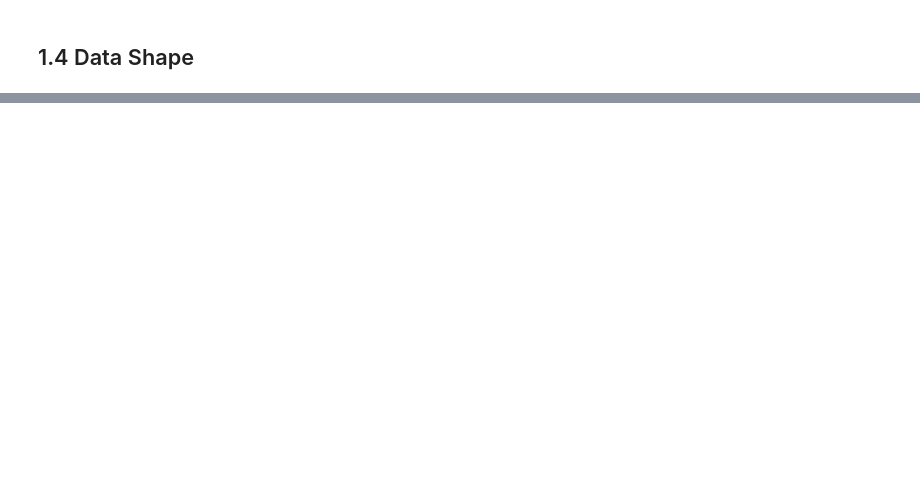
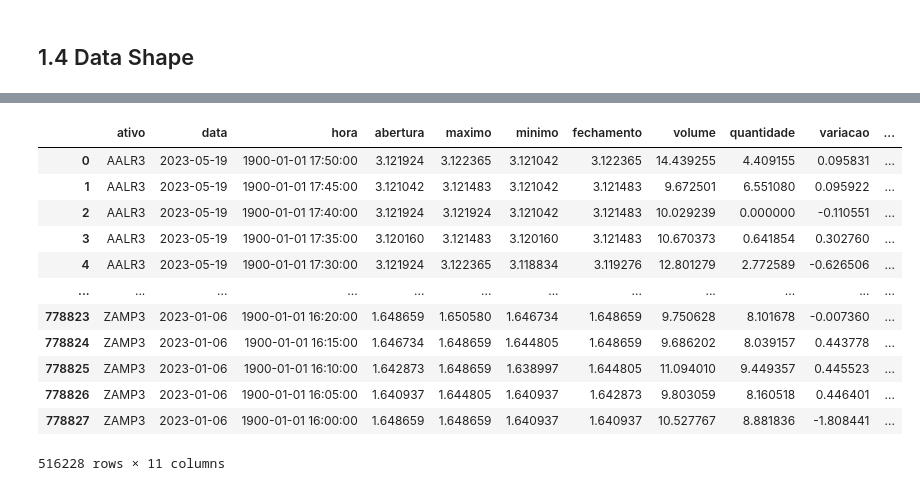
Before and after one commit to EDJR94/leilao_fechamento, a Jupyter notebook: notebook/v01_leilao_fechamento.ipynb, the cells around one changed output, grey strips where cells are left out. Cells and saved outputs as stored; diff of their text form; code cells hidden in the pictures; blank space fills up the shorter version.

```diff
--- a/notebook/v01_leilao_fechamento.ipynb
+++ b/notebook/v01_leilao_fechamento.ipynb
@@ -139,0 +298,30 @@ df1.shape
+# %%
+df4 = df3.copy()
+# %%
+ss = StandardScaler()
+
+#Poisson -> abertura, maximo, minimo fechamento Usar
+df4['abertura'] = np.log(df4['abertura'])
+df4['maximo'] = np.log(df4['maximo'])
+df4['minimo'] = np.log(df4['minimo'])
+df4['fechamento'] = np.log(df4['fechamento'])
+df4['volume'] = np.log(df4['volume'])
+df4['quantidade'] = np.log(df4['quantidade'])
+df4['variacao'] = ss.fit_transform(df4['variacao'].values.reshape(-1,1))
+df4['variacao_win'] = ss.fit_transform(df4['variacao_win'].values.reshape(-1,1))
+# %%
+df4
+# %% [output]
+|  | ativo | data | hora | abertura | maximo | minimo | fechamento | volume | quantidade | variacao | ... |
+| 0 | AALR3 | 2023-05-19 | 1900-01-01 17:50:00 | 3.121924 | 3.122365 | 3.121042 | 3.122365 | 14.439255 | 4.409155 | 0.095831 | ... |
+| 1 | AALR3 | 2023-05-19 | 1900-01-01 17:45:00 | 3.121042 | 3.121483 | 3.121042 | 3.121483 | 9.672501 | 6.551080 | 0.095922 | ... |
+| 2 | AALR3 | 2023-05-19 | 1900-01-01 17:40:00 | 3.121924 | 3.121924 | 3.121042 | 3.121483 | 10.029239 | 0.000000 | -0.110551 | ... |
+| 3 | AALR3 | 2023-05-19 | 1900-01-01 17:35:00 | 3.120160 | 3.121483 | 3.120160 | 3.121483 | 10.670373 | 0.641854 | 0.302760 | ... |
+| 4 | AALR3 | 2023-05-19 | 1900-01-01 17:30:00 | 3.121924 | 3.122365 | 3.118834 | 3.119276 | 12.801279 | 2.772589 | -0.626506 | ... |
+| ... | ... | ... | ... | ... | ... | ... | ... | ... | ... | ... | ... |
+| 778823 | ZAMP3 | 2023-01-06 | 1900-01-01 16:20:00 | 1.648659 | 1.650580 | 1.646734 | 1.648659 | 9.750628 | 8.101678 | -0.007360 | ... |
+| 778824 | ZAMP3 | 2023-01-06 | 1900-01-01 16:15:00 | 1.646734 | 1.648659 | 1.644805 | 1.648659 | 9.686202 | 8.039157 | 0.443778 | ... |
+| 778825 | ZAMP3 | 2023-01-06 | 1900-01-01 16:10:00 | 1.642873 | 1.648659 | 1.638997 | 1.644805 | 11.094010 | 9.449357 | 0.445523 | ... |
+| 778826 | ZAMP3 | 2023-01-06 | 1900-01-01 16:05:00 | 1.640937 | 1.644805 | 1.640937 | 1.642873 | 9.803059 | 8.160518 | 0.446401 | ... |
+| 778827 | ZAMP3 | 2023-01-06 | 1900-01-01 16:00:00 | 1.648659 | 1.648659 | 1.640937 | 1.640937 | 10.527767 | 8.881836 | -1.808441 | ... |
+516228 rows × 11 columns
```
Also changed, not shown: parts of 38 cells of this notebook.
